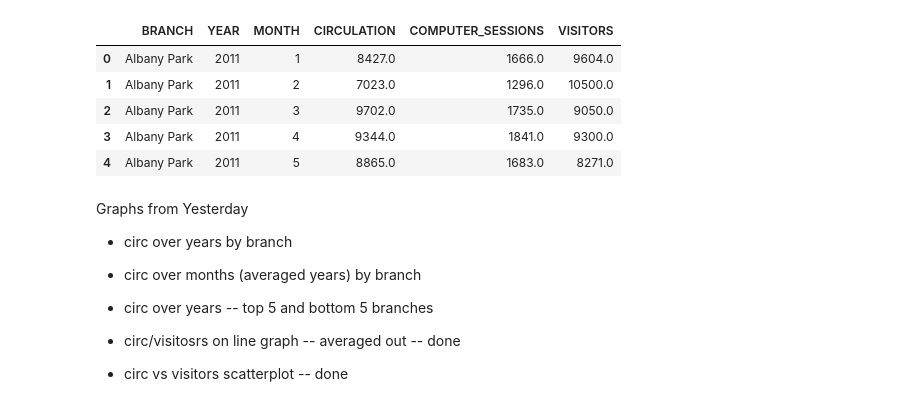
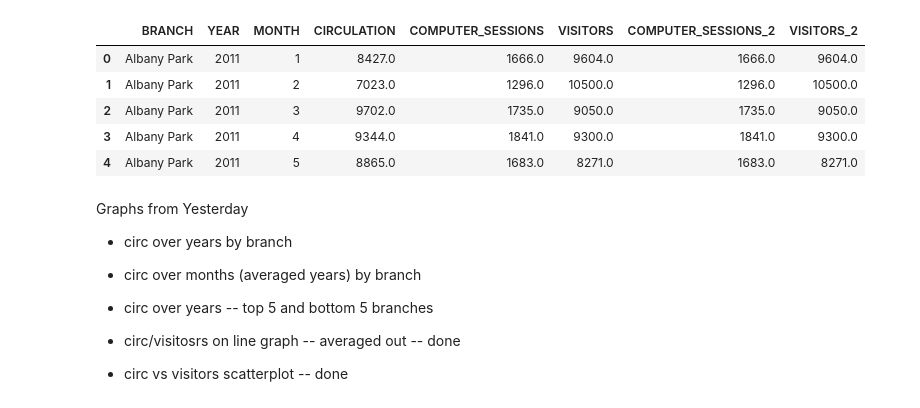
Before and after one commit to uchicago-dsi/cpl_project, a Jupyter notebook: can-summer-2023/basic circulation visuals.ipynb, the cells around one changed output. Saved outputs shown, nothing was run; the diff lists cells and outputs as text; code cells hidden in the pictures.

```diff
--- a/can-summer-2023/basic circulation visuals.ipynb
+++ b/can-summer-2023/basic circulation visuals.ipynb
@@ -1,22 +1,23 @@
 # %%
 import numpy as np
 import pandas as pd
 import matplotlib
 from matplotlib import pyplot as plt
 import seaborn as sns
 
 branch_metrics = pd.read_csv('data/clean/branch_metrics.csv')
 branch_metrics_nonzero = branch_metrics[(branch_metrics['VISITORS'] > 0) & (branch_metrics['COMPUTER_SESSIONS'] > 0)]
-#branch_metrics['COMPUTER_SESSIONS_2'] = branch_metrics['COMPUTER_SESSIONS']
+branch_metrics['COMPUTER_SESSIONS_2'] = branch_metrics['COMPUTER_SESSIONS'].fillna(0)
+branch_metrics['VISITORS_2'] = branch_metrics['VISITORS'].fillna(0)
 #2011 and 2012 have NaN values
 branch_metrics.head(5)
 # %% [output]
-|  | BRANCH | YEAR | MONTH | CIRCULATION | COMPUTER_SESSIONS | VISITORS |
-| 0 | Albany Park | 2011 | 1 | 8427.0 | 1666.0 | 9604.0 |
-| 1 | Albany Park | 2011 | 2 | 7023.0 | 1296.0 | 10500.0 |
-| 2 | Albany Park | 2011 | 3 | 9702.0 | 1735.0 | 9050.0 |
-| 3 | Albany Park | 2011 | 4 | 9344.0 | 1841.0 | 9300.0 |
-| 4 | Albany Park | 2011 | 5 | 8865.0 | 1683.0 | 8271.0 |
+|  | BRANCH | YEAR | MONTH | CIRCULATION | COMPUTER_SESSIONS | VISITORS | COMPUTER_SESSIONS_2 | VISITORS_2 |
+| 0 | Albany Park | 2011 | 1 | 8427.0 | 1666.0 | 9604.0 | 1666.0 | 9604.0 |
+| 1 | Albany Park | 2011 | 2 | 7023.0 | 1296.0 | 10500.0 | 1296.0 | 10500.0 |
+| 2 | Albany Park | 2011 | 3 | 9702.0 | 1735.0 | 9050.0 | 1735.0 | 9050.0 |
+| 3 | Albany Park | 2011 | 4 | 9344.0 | 1841.0 | 9300.0 | 1841.0 | 9300.0 |
+| 4 | Albany Park | 2011 | 5 | 8865.0 | 1683.0 | 8271.0 | 1683.0 | 8271.0 |
 # %% [markdown]
 Graphs from Yesterday
 - circ over years by branch
```
Also changed, not shown: parts of 2 cells of this notebook.
